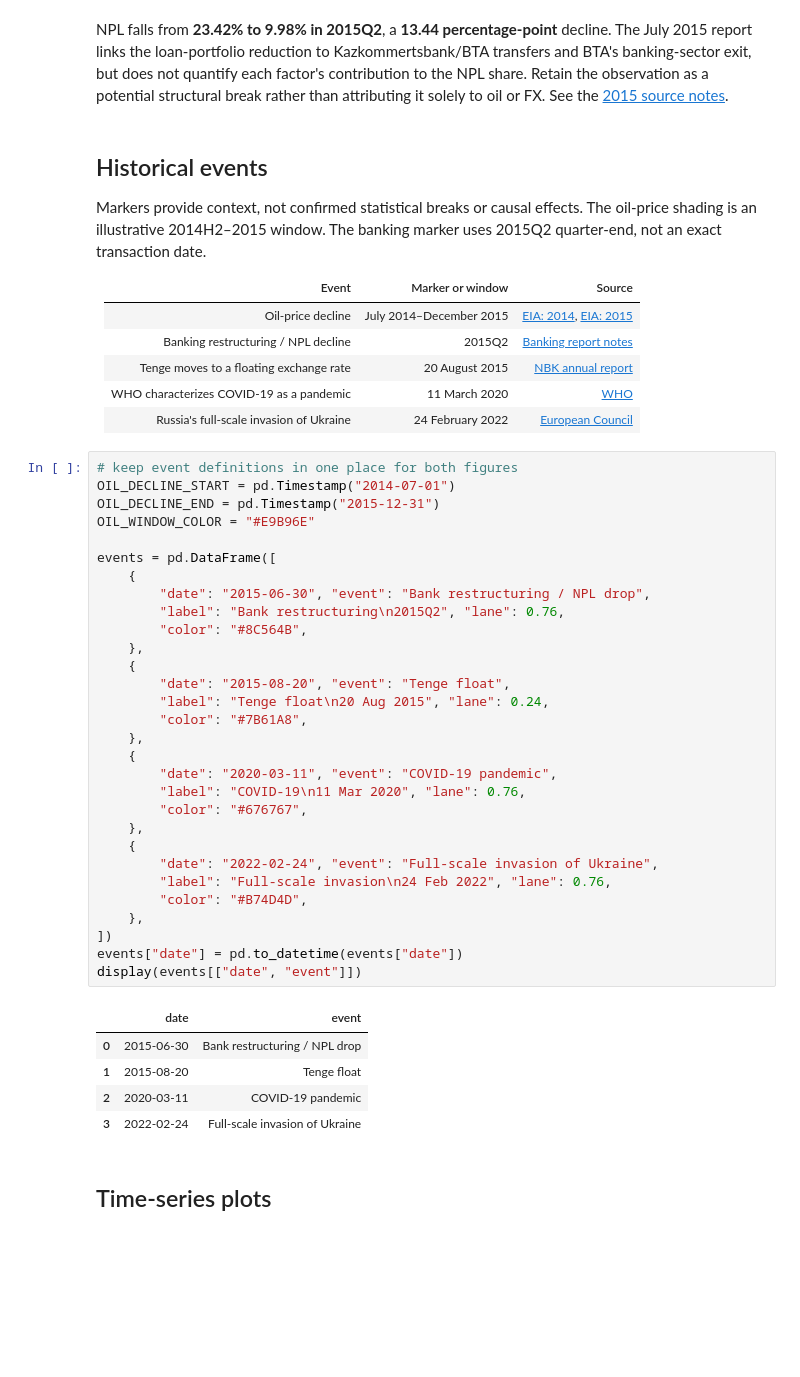
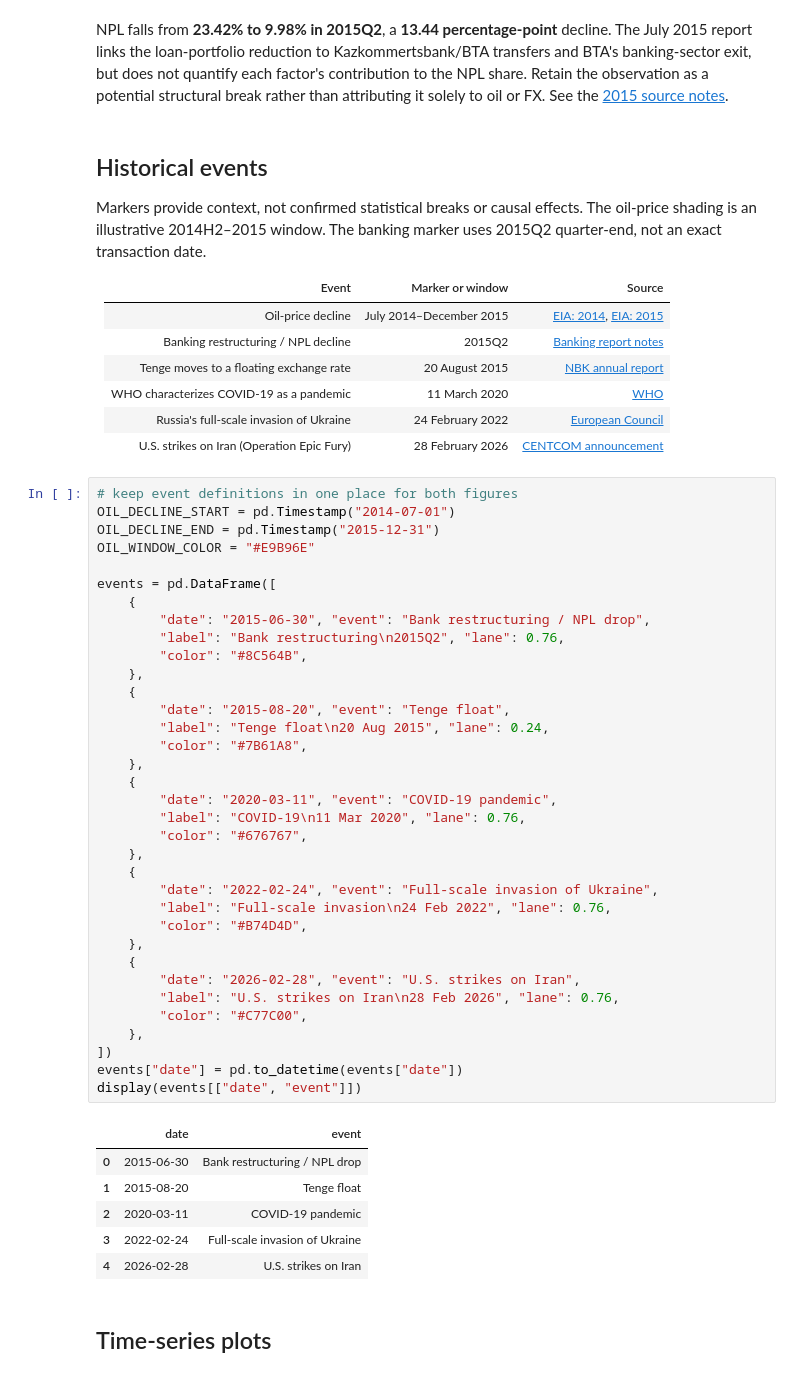
Before and after one commit to junglemvn/npl-macro-analysis-KAZ, a Jupyter notebook: notebooks/01_data_preparation_eda.ipynb, the cells around one changed output. Cells and saved outputs as stored; diff of their text form; blank space fills up the shorter version.

```diff
--- a/notebooks/01_data_preparation_eda.ipynb
+++ b/notebooks/01_data_preparation_eda.ipynb
@@ -247,6 +247,7 @@ Markers provide context, not confirmed statistical breaks or causal effects. The
 | Tenge moves to a floating exchange rate | 20 August 2015 | [NBK annual report](https://nationalbank.kz/file/download/1021) |
 | WHO characterizes COVID-19 as a pandemic | 11 March 2020 | [WHO](https://www.who.int/europe/emergencies/situations/covid-19) |
 | Russia's full-scale invasion of Ukraine | 24 February 2022 | [European Council](https://www.consilium.europa.eu/en/press/press-releases/2022/02/24/european-council-conclusions-24-february-2022/) |
+| U.S. strikes on Iran (Operation Epic Fury) | 28 February 2026 | [CENTCOM announcement](https://www.dvidshub.net/news/printable/559169) |
 # %%
 # keep event definitions in one place for both figures
 OIL_DECLINE_START = pd.Timestamp("2014-07-01")
@@ -256,33 +257,39 @@ OIL_WINDOW_COLOR = "#E9B96E"
 events = pd.DataFrame([
     {
         "date": "2015-06-30", "event": "Bank restructuring / NPL drop",
         "label": "Bank restructuring\n2015Q2", "lane": 0.76,
         "color": "#8C564B",
     },
     {
         "date": "2015-08-20", "event": "Tenge float",
         "label": "Tenge float\n20 Aug 2015", "lane": 0.24,
         "color": "#7B61A8",
     },
     {
         "date": "2020-03-11", "event": "COVID-19 pandemic",
         "label": "COVID-19\n11 Mar 2020", "lane": 0.76,
         "color": "#676767",
     },
     {
         "date": "2022-02-24", "event": "Full-scale invasion of Ukraine",
         "label": "Full-scale invasion\n24 Feb 2022", "lane": 0.76,
         "color": "#B74D4D",
     },
+    {
+        "date": "2026-02-28", "event": "U.S. strikes on Iran",
+        "label": "U.S. strikes on Iran\n28 Feb 2026", "lane": 0.76,
+        "color": "#C77C00",
+    },
 ])
 events["date"] = pd.to_datetime(events["date"])
 display(events[["date", "event"]])
 # %% [output]
 |  | date | event |
 | 0 | 2015-06-30 | Bank restructuring / NPL drop |
 | 1 | 2015-08-20 | Tenge float |
 | 2 | 2020-03-11 | COVID-19 pandemic |
 | 3 | 2022-02-24 | Full-scale invasion of Ukraine |
+| 4 | 2026-02-28 | U.S. strikes on Iran |
 # %% [markdown]
 ## Time-series plots
 # %%
```
Also changed, not shown: parts of 3 cells of this notebook.
